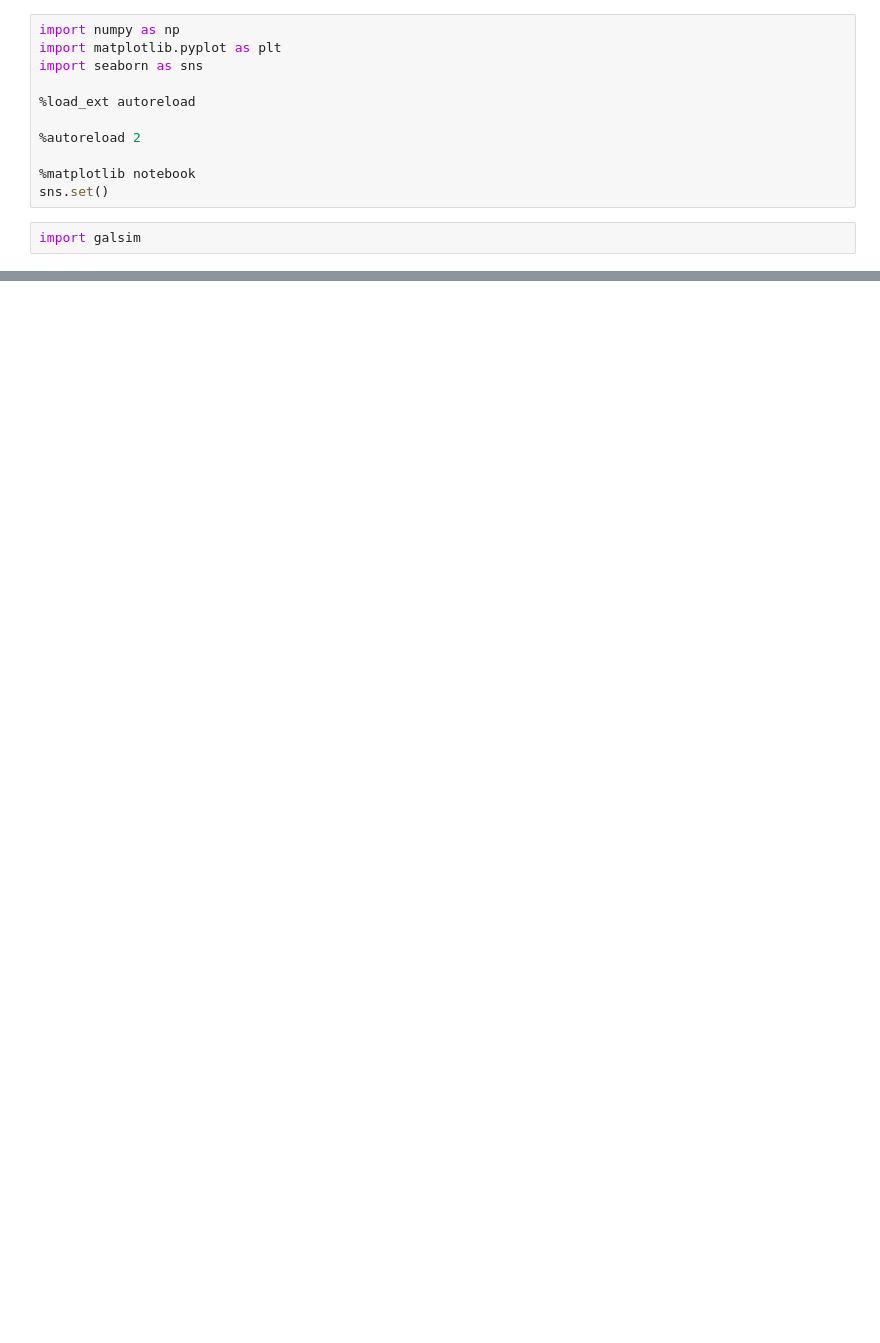
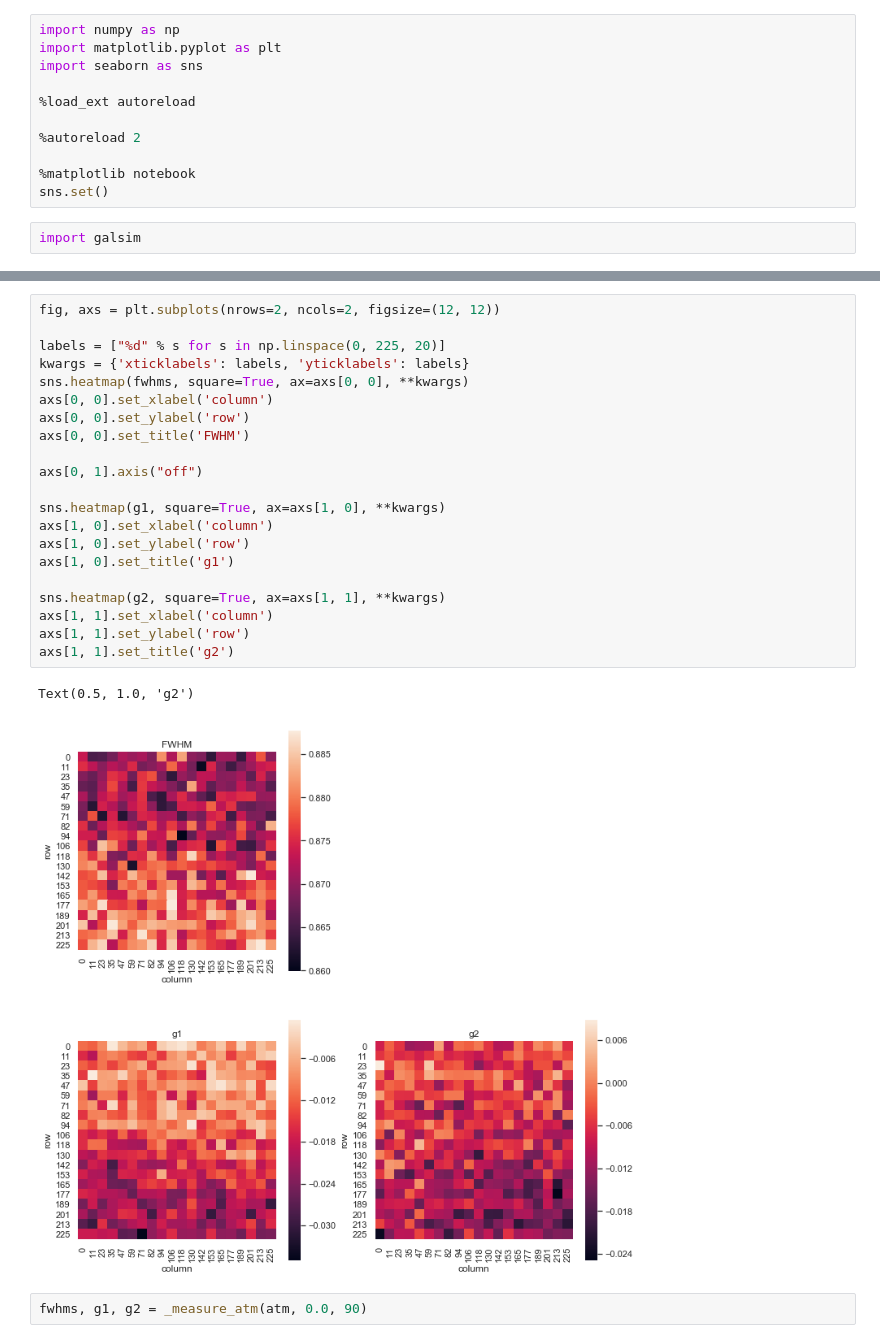
Before and after one commit to beckermr/metadetect-sims, a Jupyter notebook: plots_and_notebooks/plot_atm_psf.ipynb, the cells around one changed output, grey strips where cells are left out. Saved outputs shown, nothing was run; the diff lists cells and outputs as text; blank space fills up the shorter version.

```diff
--- a/plots_and_notebooks/plot_atm_psf.ipynb
+++ b/plots_and_notebooks/plot_atm_psf.ipynb
@@ -62,0 +136,26 @@ for i in tqdm.trange(n):
+# %%
+fig, axs = plt.subplots(nrows=2, ncols=2, figsize=(12, 12))
+
+labels = ["%d" % s for s in np.linspace(0, 225, 20)]
+kwargs = {'xticklabels': labels, 'yticklabels': labels}
+sns.heatmap(fwhms, square=True, ax=axs[0, 0], **kwargs)
+axs[0, 0].set_xlabel('column')
+axs[0, 0].set_ylabel('row')
+axs[0, 0].set_title('FWHM')
+
+axs[0, 1].axis("off")
+
+sns.heatmap(g1, square=True, ax=axs[1, 0], **kwargs)
+axs[1, 0].set_xlabel('column')
+axs[1, 0].set_ylabel('row')
+axs[1, 0].set_title('g1')
+
+sns.heatmap(g2, square=True, ax=axs[1, 1], **kwargs)
+axs[1, 1].set_xlabel('column')
+axs[1, 1].set_ylabel('row')
+axs[1, 1].set_title('g2')
+# %% [output]
+Text(0.5, 1.0, 'g2')
+[figure, added]
+# %%
+fwhms, g1, g2 = _measure_atm(atm, 0.0, 90)
```
Also changed, not shown: parts of 25 cells of this notebook, 54 other files.
